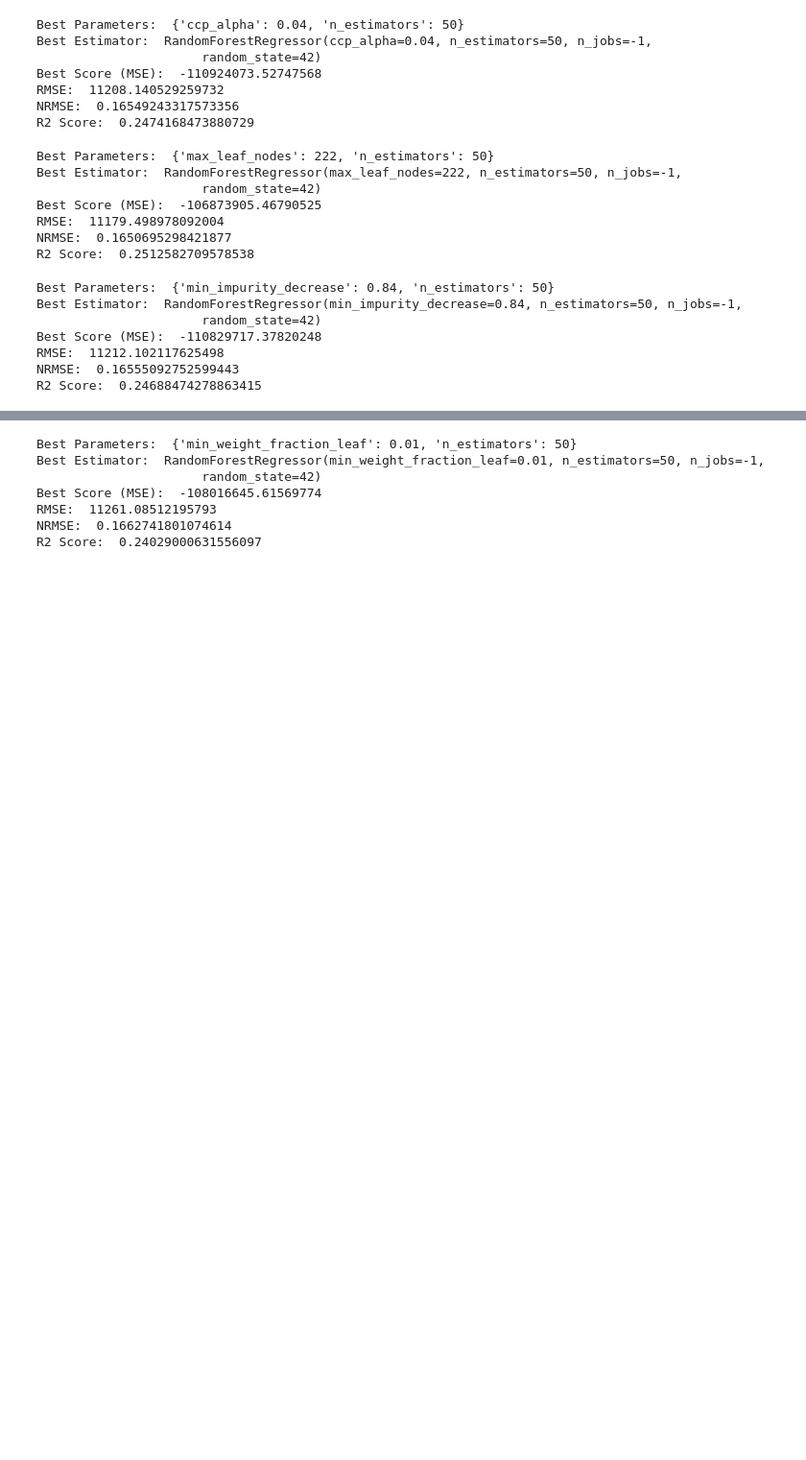
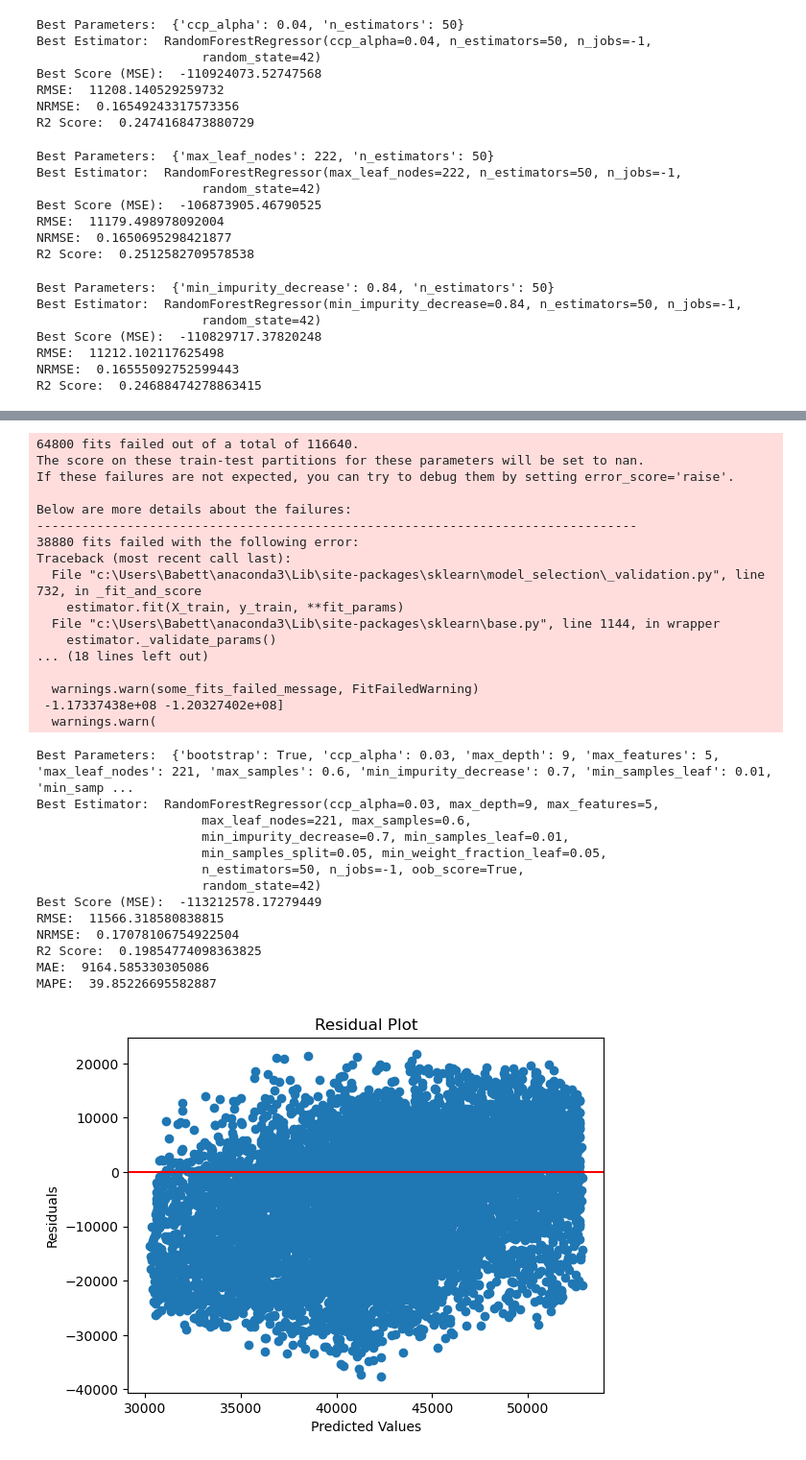
Before and after one commit to maxlautenbach/data-quadrat, a Jupyter notebook: BaseLineRandomForest.ipynb, the cells around one changed output, grey strips where cells are left out. Shown at 96% size. Saved outputs shown, nothing was run; the diff lists cells and outputs as text; code cells hidden in the pictures; blank space fills up the shorter version.

```diff
--- a/BaseLineRandomForest.ipynb
+++ b/BaseLineRandomForest.ipynb
@@ -604,45 +604,78 @@ R2 Score:  0.24029000631556086
 # %%
 gridParams = {
     'n_estimators': [50],
-    #'max_depth': range(1, 10),
-    #'min_samples_split': [2, 5, 10],
-    #'min_samples_leaf': [0.0, 0.05, 0.1, 0.15, 0.2],
-    #'max_features': [2, 3, 4, 5, 6, 7, 8, 9, 10],
-    #'bootstrap': [True, False],
-    #'oob_score': [True, False],
-    #'max_samples': [None, 0.5, 0.8],
-    #'ccp_alpha': [0.04, 0.05, 0.06, 0.07, 0.08, 0.09, 1]
-    #'max_leaf_nodes': [None, 10, 50, 100],
-    #'min_impurity_decrease': [0.0, 0.1, 0.5],
-    'min_weight_fraction_leaf': [0.01, 0.02, 0.03, 0.04, 0.05],
+    'max_depth': range(8, 10),
+    'min_samples_split': [0.0, 0.05, 0.1],
+    'min_samples_leaf': [0.0, 0.01, 0.02],
+    'max_features': [3,4,5],
+    'bootstrap': [True],
+    'oob_score': [True],
+    'max_samples': [0.4, 0.5, 0.6],
+    'ccp_alpha': [0.03, 0.04, 0.05],
+    'max_leaf_nodes': range(221,223),
+    'min_impurity_decrease': [0.7,0.8, 0.8, 0.9],
+    'min_weight_fraction_leaf': [0.05, 0.1, 0.15],
 }
 
 regressor = RandomForestRegressor(random_state=42, n_jobs=-1)
 
 X_TRAIN = energy_consumption_data_train[energy_consumption_data_train.columns[:-1]]
 Y_TRAIN = energy_consumption_data_train['Energy Consumption']
 
 gridSearch = GridSearchCV(regressor, gridParams, cv=10, n_jobs=-1, scoring='neg_mean_squared_error')
 gridSearch.fit(X_TRAIN, Y_TRAIN)
 
 X_TEST = energy_consumption_data_test[energy_consumption_data_test.columns[:-1]]
 Y_TEST = energy_consumption_data_test['Energy Consumption']
 
 bestRegressor = gridSearch.best_estimator_
 bestRegressor.fit(X_TRAIN, Y_TRAIN)
 Y_PRED = bestRegressor.predict(X_TEST)
 
 print("Best Parameters: ", gridSearch.best_params_)
 print("Best Estimator: ", gridSearch.best_estimator_)
 print("Best Score (MSE): ", gridSearch.best_score_)
 print("RMSE: ", sqrt(mean_squared_error(Y_TEST, Y_PRED)))
 print("NRMSE: ", sqrt(mean_squared_error(Y_TEST, Y_PRED)) / (Y_TEST.max() - Y_TEST.min()))
 print("R2 Score: ", r2_score(Y_TEST, Y_PRED))
+print("MAE: ", mean_absolute_error(Y_TEST, Y_PRED))
+print("MAPE: ", np.mean(np.abs((Y_TEST - Y_PRED) / Y_TEST)) * 100)
+
+plt.scatter(Y_PRED, Y_TEST - Y_PRED)
+plt.axhline(y=0, color='r', linestyle='-')  # Add a horizontal line at y=0
+plt.xlabel('Predicted Values')
+plt.ylabel('Residuals')
+plt.title('Residual Plot')
+plt.show()
 # %% [output]
-Best Parameters:  {'min_weight_fraction_leaf': 0.01, 'n_estimators': 50}
-Best Estimator:  RandomForestRegressor(min_weight_fraction_leaf=0.01, n_estimators=50, n_jobs=-1,
-                      random_state=42)
-Best Score (MSE):  -108016645.61569774
-RMSE:  11261.08512195793
-NRMSE:  0.1662741801074614
-R2 Score:  0.24029000631556097
+64800 fits failed out of a total of 116640.
+The score on these train-test partitions for these parameters will be set to nan.
+If these failures are not expected, you can try to debug them by setting error_score='raise'.
+
+Below are more details about the failures:
+--------------------------------------------------------------------------------
+38880 fits failed with the following error:
+Traceback (most recent call last):
+  File "c:\Users\Babett\anaconda3\Lib\site-packages\sklearn\model_selection\_validation.py", line 732, in _fit_and_score
+    estimator.fit(X_train, y_train, **fit_params)
+  File "c:\Users\Babett\anaconda3\Lib\site-packages\sklearn\base.py", line 1144, in wrapper
+    estimator._validate_params()
+... (18 lines left out)
+
+  warnings.warn(some_fits_failed_message, FitFailedWarning)
+ -1.17337438e+08 -1.20327402e+08]
+  warnings.warn(
+Best Parameters:  {'bootstrap': True, 'ccp_alpha': 0.03, 'max_depth': 9, 'max_features': 5, 'max_leaf_nodes': 221, 'max_samples': 0.6, 'min_impurity_decrease': 0.7, 'min_samples_leaf': 0.01, 'min_samp ...
+Best Estimator:  RandomForestRegressor(ccp_alpha=0.03, max_depth=9, max_features=5,
+                      max_leaf_nodes=221, max_samples=0.6,
+                      min_impurity_decrease=0.7, min_samples_leaf=0.01,
+                      min_samples_split=0.05, min_weight_fraction_leaf=0.05,
+                      n_estimators=50, n_jobs=-1, oob_score=True,
+                      random_state=42)
+Best Score (MSE):  -113212578.17279449
+RMSE:  11566.318580838815
+NRMSE:  0.17078106754922504
+R2 Score:  0.19854774098363825
+MAE:  9164.585330305086
+MAPE:  39.85226695582887
+[figure, added]
```
Also changed, not shown: parts of 2 cells of this notebook, 2 other files.
